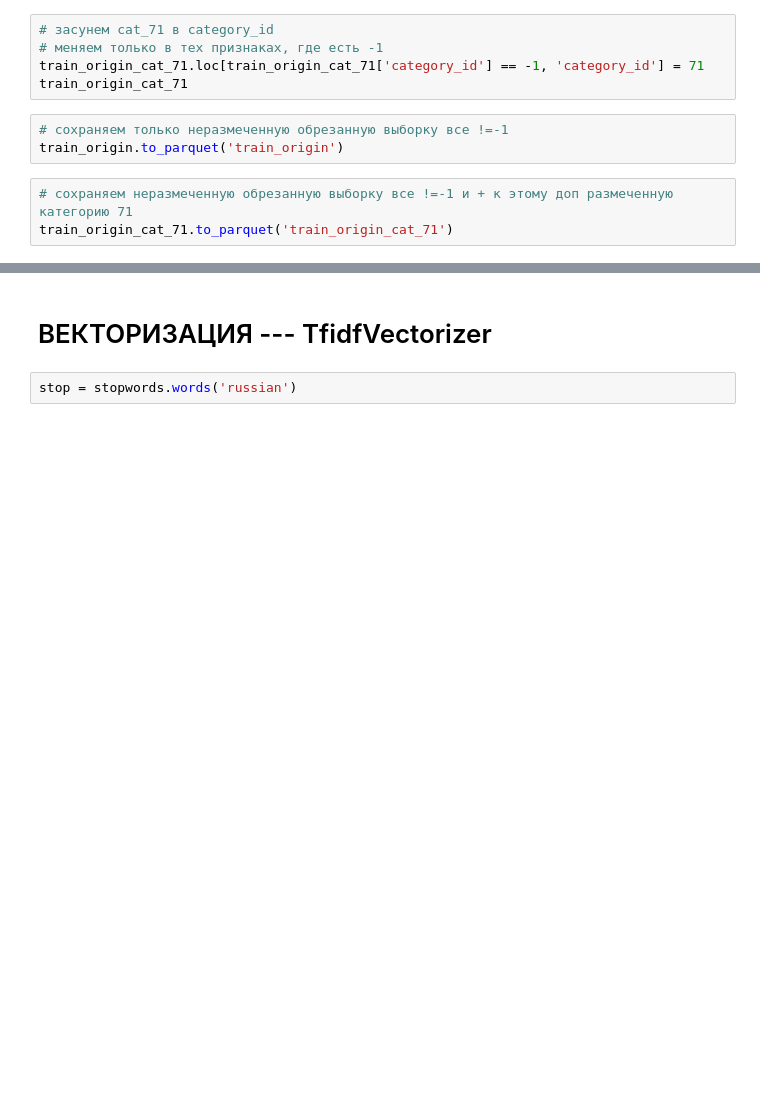
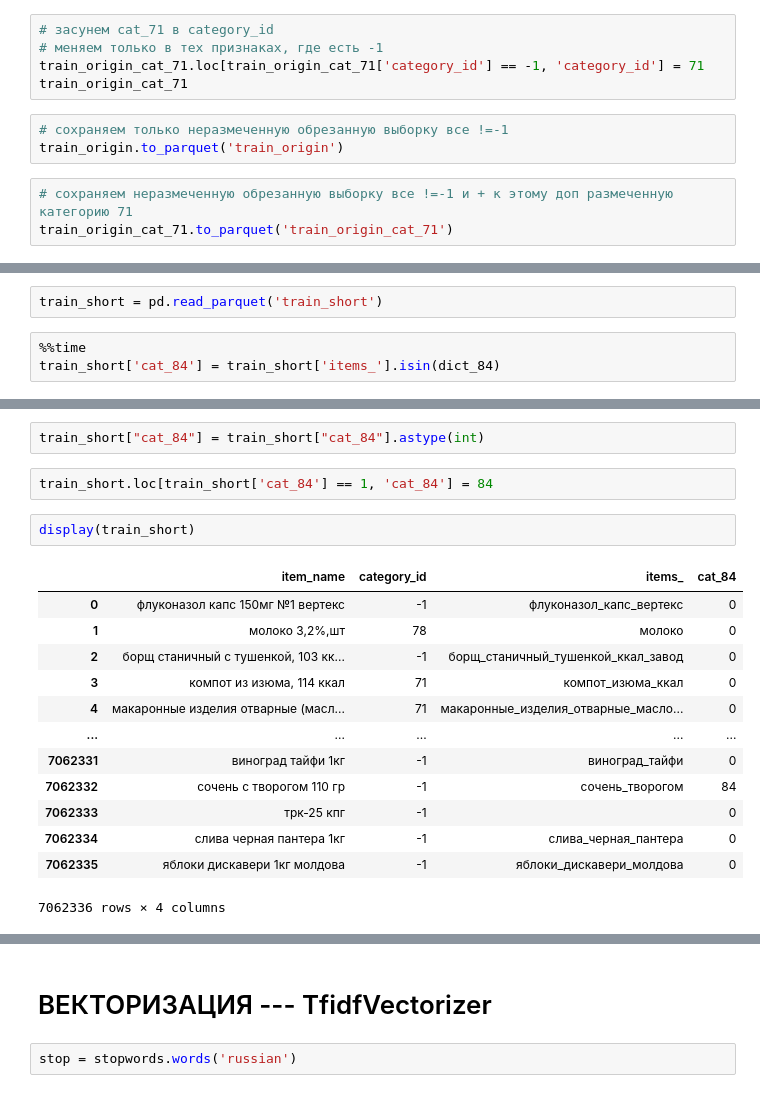
Before and after one commit to becha2003/VTB, a Jupyter notebook: VTB_8_big_set.ipynb, the cells around one changed output, grey strips where cells are left out. Cells and saved outputs as stored; diff of their text form; blank space fills up the shorter version.

```diff
--- a/VTB_8_big_set.ipynb
+++ b/VTB_8_big_set.ipynb
@@ -209,0 +274,5 @@ train_origin_cat_71.to_parquet('train_origin_cat_71')
+# %%
+train_short = pd.read_parquet('train_short')
+# %%
+%%time
+train_short['cat_84'] = train_short['items_'].isin(dict_84)
@@ -209,0 +282,20 @@ train_origin_cat_71.to_parquet('train_origin_cat_71')
+# %%
+train_short["cat_84"] = train_short["cat_84"].astype(int)
+# %%
+train_short.loc[train_short['cat_84'] == 1, 'cat_84'] = 84
+# %%
+display(train_short)
+# %% [output]
+|  | item_name | category_id | items_ | cat_84 |
+| 0 | флуконазол капс 150мг №1 вертекс | -1 | флуконазол_капс_вертекс | 0 |
+| 1 | молоко 3,2%,шт | 78 | молоко | 0 |
+| 2 | борщ станичный с тушенкой, 103 кк... | -1 | борщ_станичный_тушенкой_ккал_завод | 0 |
+| 3 | компот из изюма, 114 ккал | 71 | компот_изюма_ккал | 0 |
+| 4 | макаронные изделия отварные (масл... | 71 | макаронные_изделия_отварные_масло... | 0 |
+| ... | ... | ... | ... | ... |
+| 7062331 | виноград тайфи 1кг | -1 | виноград_тайфи | 0 |
+| 7062332 | сочень с творогом 110 гр | -1 | сочень_творогом | 84 |
+| 7062333 | трк-25 кпг | -1 |  | 0 |
+| 7062334 | слива черная пантера 1кг | -1 | слива_черная_пантера | 0 |
+| 7062335 | яблоки дискавери 1кг молдова | -1 | яблоки_дискавери_молдова | 0 |
+7062336 rows × 4 columns
```
Also changed, not shown: parts of 50 cells of this notebook.
